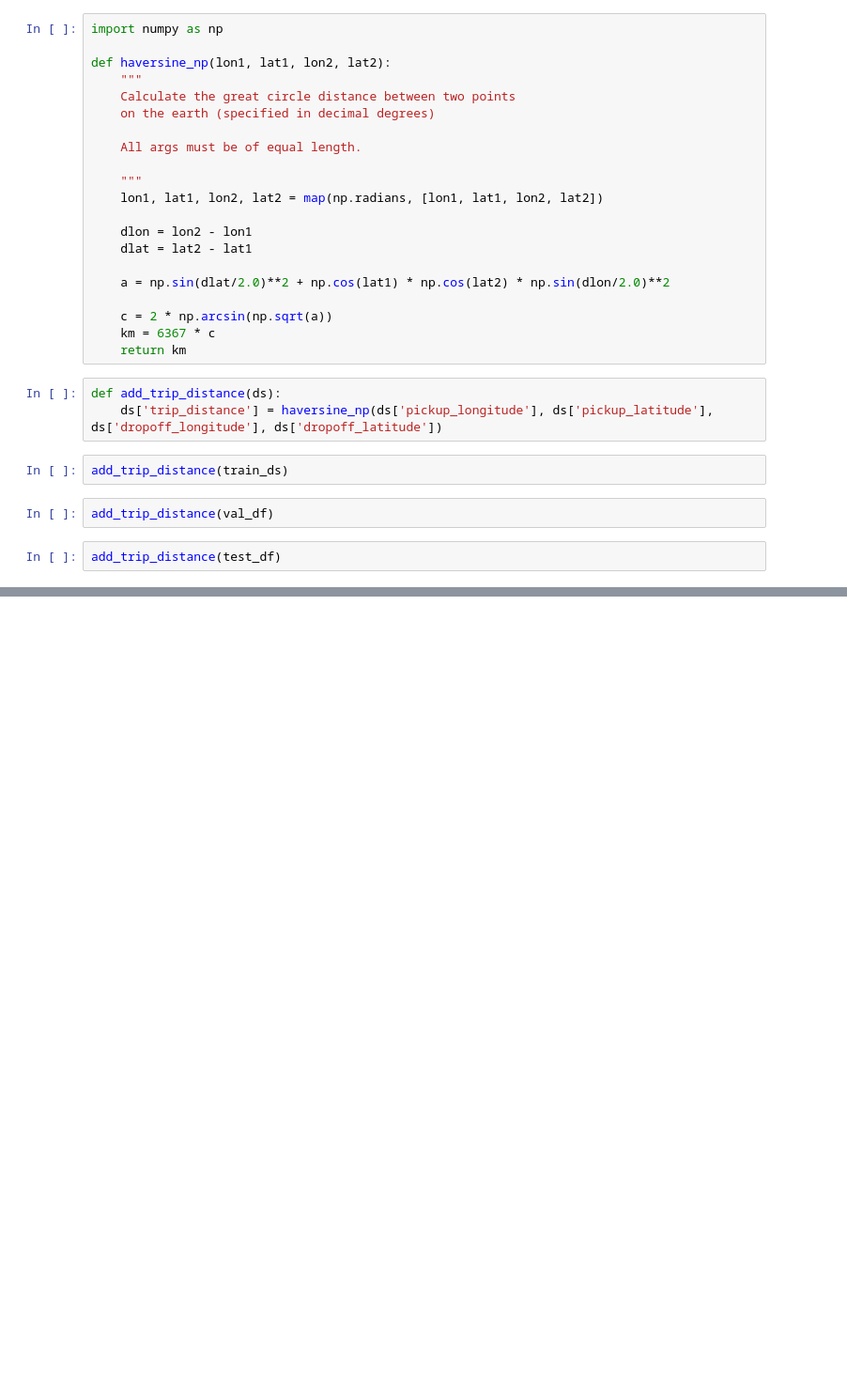
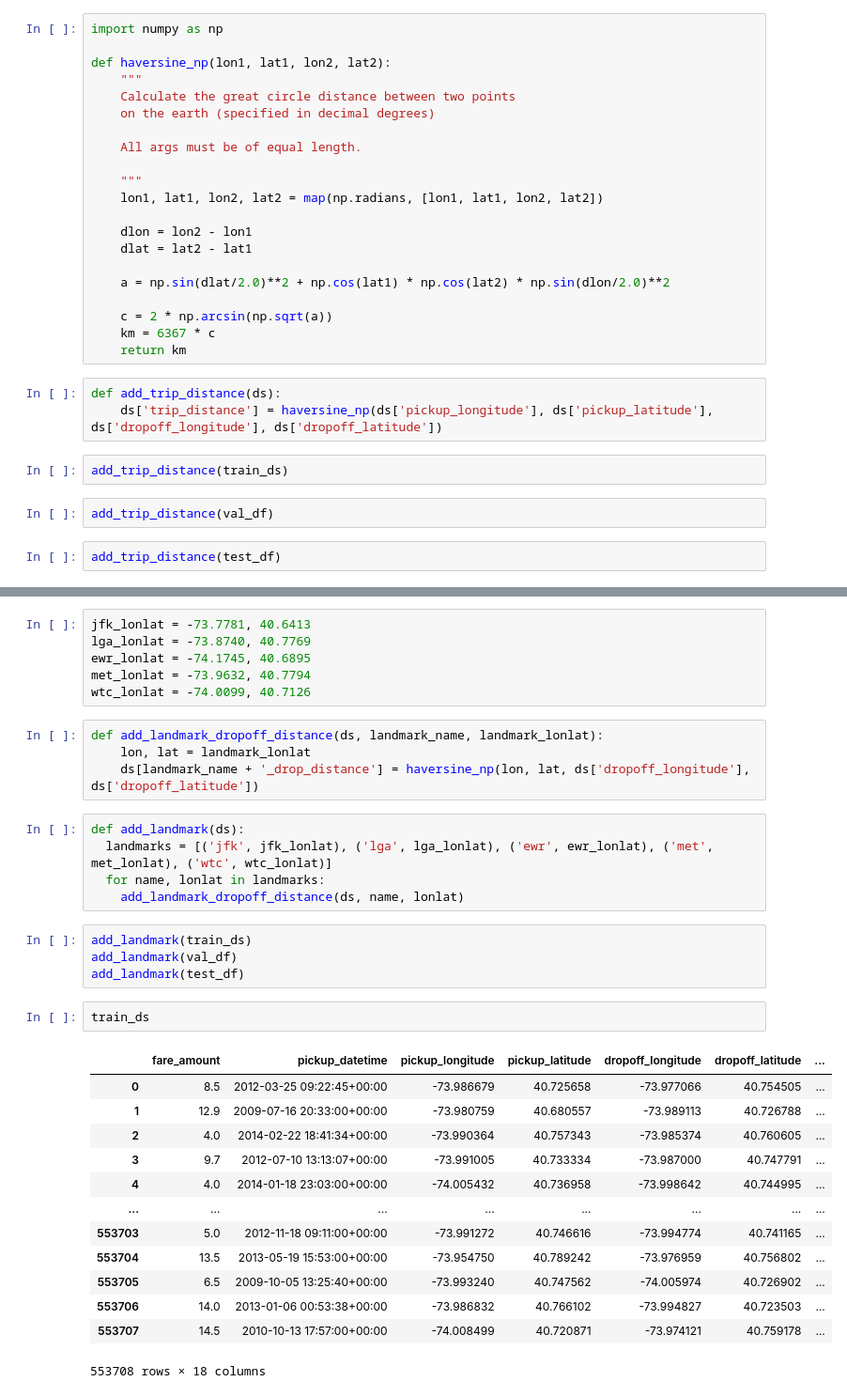
Before and after one commit to yugal82/Machine-Learning, a Jupyter notebook: Projects/NYC_Taxi_fare_prediction.ipynb, the cells around one changed output, grey strips where cells are left out. Shown at 94% size. Cells and saved outputs as stored; diff of their text form; blank space fills up the shorter version.

```diff
--- a/Projects/NYC_Taxi_fare_prediction.ipynb
+++ b/Projects/NYC_Taxi_fare_prediction.ipynb
@@ -416,0 +428,35 @@ add_trip_distance(test_df)
+# %%
+jfk_lonlat = -73.7781, 40.6413
+lga_lonlat = -73.8740, 40.7769
+ewr_lonlat = -74.1745, 40.6895
+met_lonlat = -73.9632, 40.7794
+wtc_lonlat = -74.0099, 40.7126
+# %%
+def add_landmark_dropoff_distance(ds, landmark_name, landmark_lonlat):
+    lon, lat = landmark_lonlat
+    ds[landmark_name + '_drop_distance'] = haversine_np(lon, lat, ds['dropoff_longitude'], ds['dropoff_latitude'])
+# %%
+def add_landmark(ds):
+  landmarks = [('jfk', jfk_lonlat), ('lga', lga_lonlat), ('ewr', ewr_lonlat), ('met', met_lonlat), ('wtc', wtc_lonlat)]
+  for name, lonlat in landmarks:
+    add_landmark_dropoff_distance(ds, name, lonlat)
+# %%
+add_landmark(train_ds)
+add_landmark(val_df)
+add_landmark(test_df)
+# %%
+train_ds
+# %% [output]
+|  | fare_amount | pickup_datetime | pickup_longitude | pickup_latitude | dropoff_longitude | dropoff_latitude | ... |
+| 0 | 8.5 | 2012-03-25 09:22:45+00:00 | -73.986679 | 40.725658 | -73.977066 | 40.754505 | ... |
+| 1 | 12.9 | 2009-07-16 20:33:00+00:00 | -73.980759 | 40.680557 | -73.989113 | 40.726788 | ... |
+| 2 | 4.0 | 2014-02-22 18:41:34+00:00 | -73.990364 | 40.757343 | -73.985374 | 40.760605 | ... |
+| 3 | 9.7 | 2012-07-10 13:13:07+00:00 | -73.991005 | 40.733334 | -73.987000 | 40.747791 | ... |
+| 4 | 4.0 | 2014-01-18 23:03:00+00:00 | -74.005432 | 40.736958 | -73.998642 | 40.744995 | ... |
+| ... | ... | ... | ... | ... | ... | ... | ... |
+| 553703 | 5.0 | 2012-11-18 09:11:00+00:00 | -73.991272 | 40.746616 | -73.994774 | 40.741165 | ... |
+| 553704 | 13.5 | 2013-05-19 15:53:00+00:00 | -73.954750 | 40.789242 | -73.976959 | 40.756802 | ... |
+| 553705 | 6.5 | 2009-10-05 13:25:40+00:00 | -73.993240 | 40.747562 | -74.005974 | 40.726902 | ... |
+| 553706 | 14.0 | 2013-01-06 00:53:38+00:00 | -73.986832 | 40.766102 | -73.994827 | 40.723503 | ... |
+| 553707 | 14.5 | 2010-10-13 17:57:00+00:00 | -74.008499 | 40.720871 | -73.974121 | 40.759178 | ... |
+553708 rows × 18 columns
```
Also changed, not shown: parts of 5 cells of this notebook.
